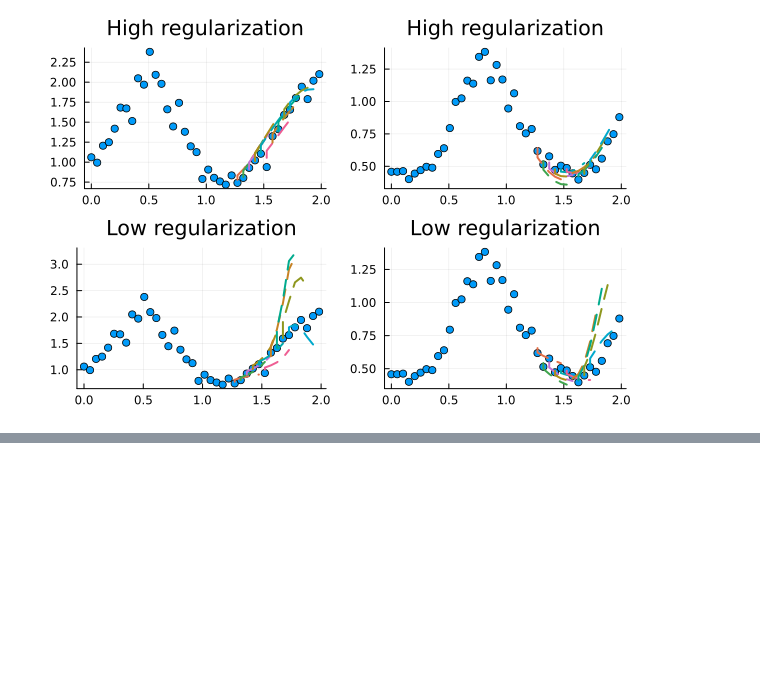
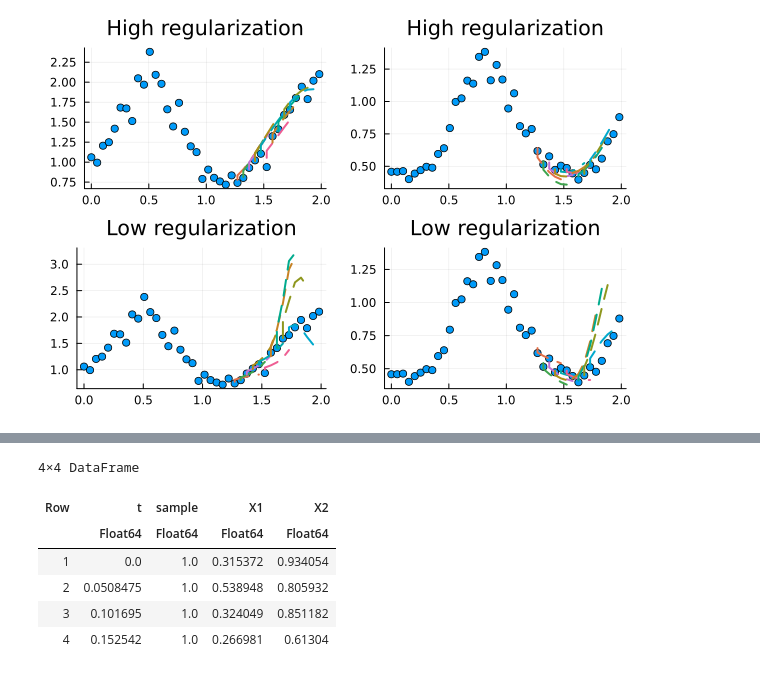
Before and after one commit to Jack-H-Buckner/UniversalDiffEq.jl, a Jupyter notebook: examples/NODE.ipynb, the cells around one changed output, grey strips where cells are left out. Saved outputs shown, nothing was run; the diff lists cells and outputs as text; code cells hidden in the pictures; blank space fills up the shorter version.

```diff
--- a/examples/NODE.ipynb
+++ b/examples/NODE.ipynb
@@ -178,0 +253,11 @@ plot(plot!(plt1,title = "High regularization"),plot!(plt1_1,title = "Low regular
+# %%
+data = forecast(model_2,[0.5,1.0],0.0,80,60)
+data[1:4,:]
+# %% [output]
+4×4 DataFrame
+| Row | t | sample | X1 | X2 |
+|  | Float64 | Float64 | Float64 | Float64 |
+| 1 | 0.0 | 1.0 | 0.315372 | 0.934054 |
+| 2 | 0.0508475 | 1.0 | 0.538948 | 0.805932 |
+| 3 | 0.101695 | 1.0 | 0.324049 | 0.851182 |
+| 4 | 0.152542 | 1.0 | 0.266981 | 0.61304 |
```
Also changed, not shown: parts of 6 cells of this notebook, 3 other files.
